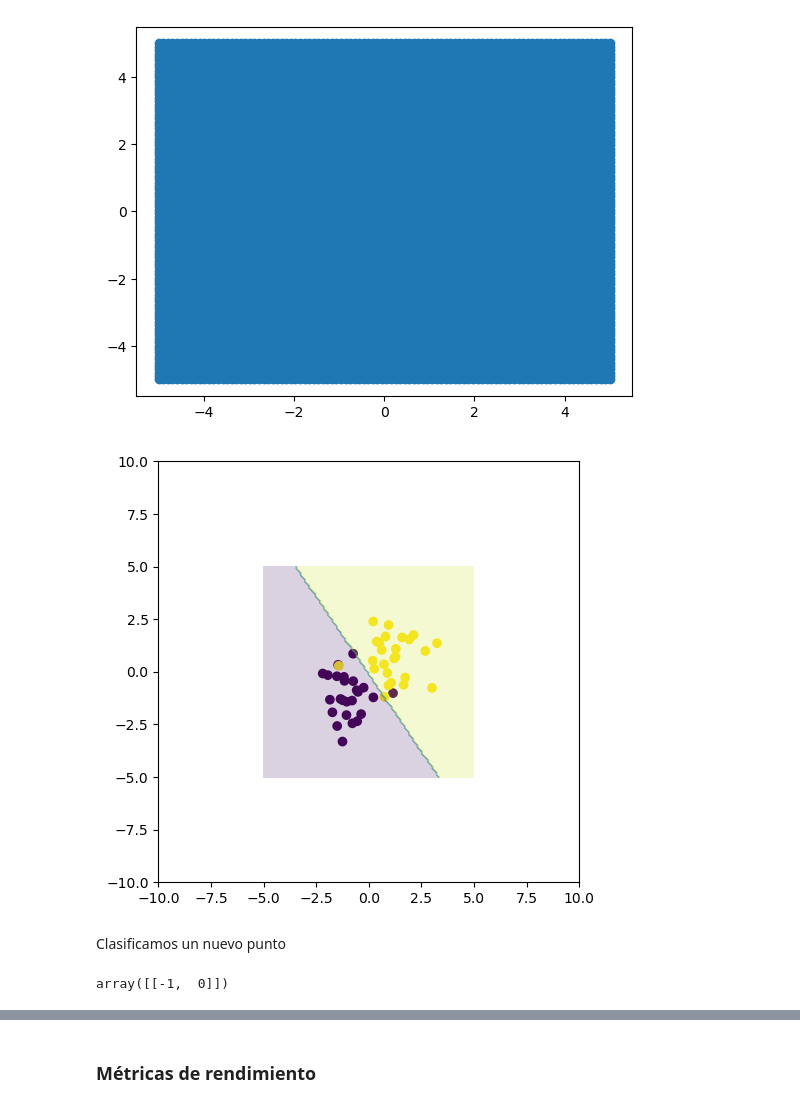
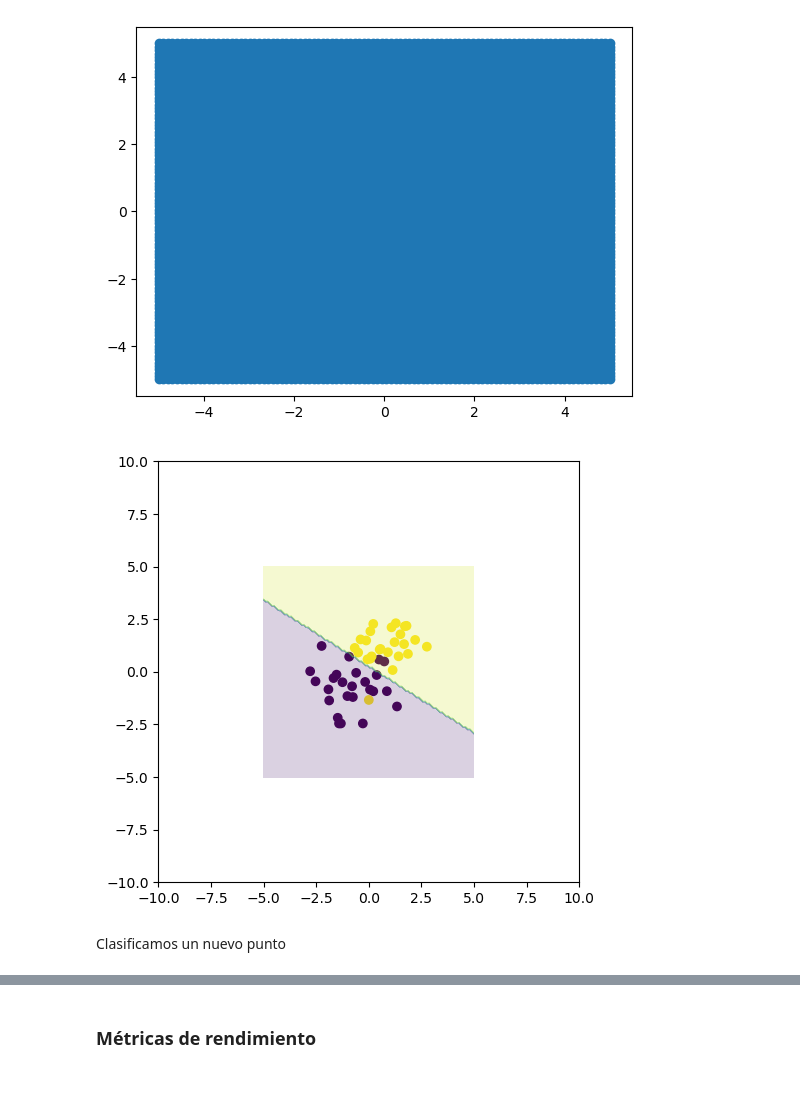
Before and after one commit to SalRmz/DCDP, a Jupyter notebook: 02-Machine-Learning/notebooks/05-Clasificacion-Lineal.ipynb, the cells around one changed output, grey strips where cells are left out. Saved outputs shown, nothing was run; the diff lists cells and outputs as text; code cells hidden in the pictures.

```diff
--- a/02-Machine-Learning/notebooks/05-Clasificacion-Lineal.ipynb
+++ b/02-Machine-Learning/notebooks/05-Clasificacion-Lineal.ipynb
@@ -235,9 +235,17 @@ Función para generar datos.
 import numpy as np
 import matplotlib.pyplot as plt
 
-def genera_datos(add_outliers=False, add_class=False):
-    x0 = np.random.normal(size=50).reshape(-1, 2) - 1
-    x1 = np.random.normal(size=50).reshape(-1, 2) + 1.
+def genera_datos(add_outliers=False, add_class=False, seed=2525):
+    rng = np.random.RandomState(seed)
+
+    #x0 = np.random.normal(size=50).reshape(-1, 2) - 1
+    #x1 = np.random.normal(size=50).reshape(-1, 2) + 1.
+
+    x0 = rng.normal(size=50).reshape(-1, 2) - 1
+
+
+    rng = np.random.RandomState(seed)
+    x1 = rng.normal(size=50).reshape(-1, 2) + 1.
     if add_outliers:
         x_out = np.random.normal(size=10).reshape(-1, 2) + np.array([5., 10.])
         return np.concatenate([x0, x1, x_out]), np.concatenate([np.zeros(25), np.ones(30)]).astype(int)
@@ -431,39 +437,35 @@ plt.scatter(x1_test, x2_test)
 # %%
 x_train, y_train = genera_datos()
 x1_test, x2_test = np.meshgrid(np.linspace(-5, 5, 100), np.linspace(-5, 5, 100))
 x_test = np.array([x1_test, x2_test]).reshape(2, -1).T
 
 features = preprocessing.PolynomialFeatures(1)
 X_train = features.fit_transform(x_train)
 X_test = features.transform(x_test)
 
 """----TU CODIGO AQUÍ---------"""
 #CREA el objeto
-cl = LeastSquaresClassifier()
+modelo = LeastSquaresClassifier()
 
 #ENTRENA el modelo
-cl.fit(X_train, y_train)
+modelo.fit(X_train, y_train)
 
 #PRUEBA el modelo
-y = cl.clasifica(X_test)
+y = modelo.clasifica(X_test)
 """----------------------------"""
 
 plt.figure()
 #-----Dibuja los datos---------------------------------
 plt.scatter(x_train[:, 0], x_train[:, 1], c=y_train)
 #-----Dibuja X_test---------------------------------
 plt.contourf(x1_test, x2_test, y.reshape(100, 100), alpha=0.2)
 #-----Formato de la gráfica------------------------
 plt.xlim(-10, 10)
 plt.ylim(-10, 10)
 plt.gca().set_aspect('equal', adjustable='box')
 plt.tight_layout()
 plt.show()
 # %% [output]
-[figure, old version]
+[figure, new version]
 # %% [markdown]
 Clasificamos un nuevo punto
-# %%
-new_x
-# %% [output]
-array([[-1,  0]])
```
Also changed, not shown: parts of 20 cells of this notebook.
